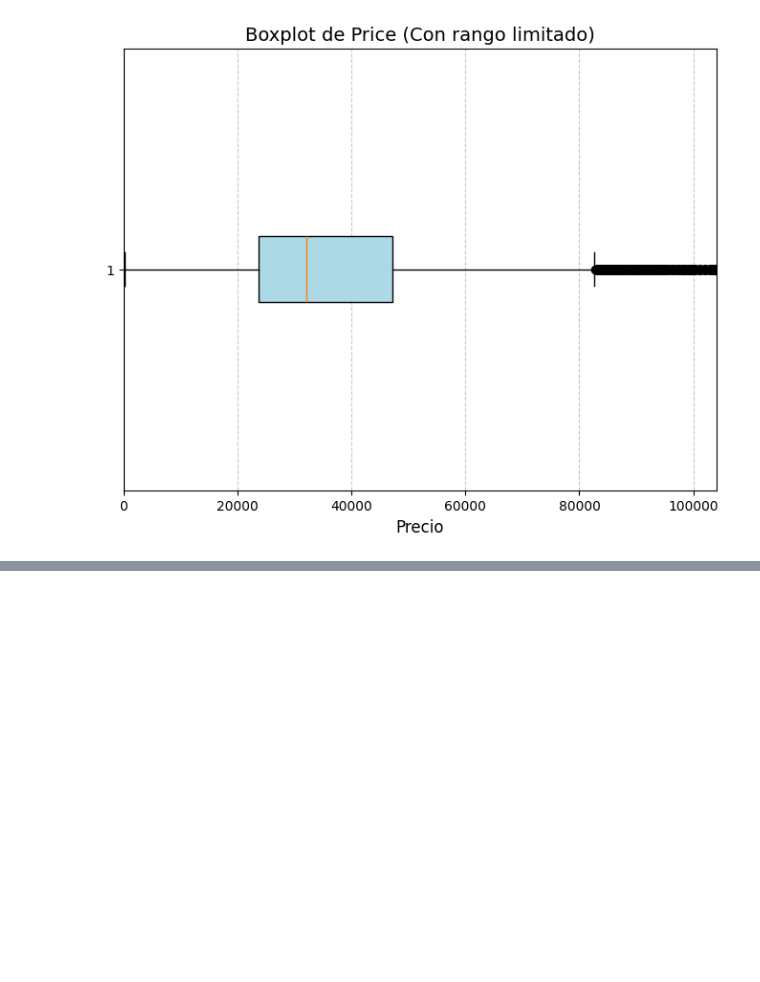
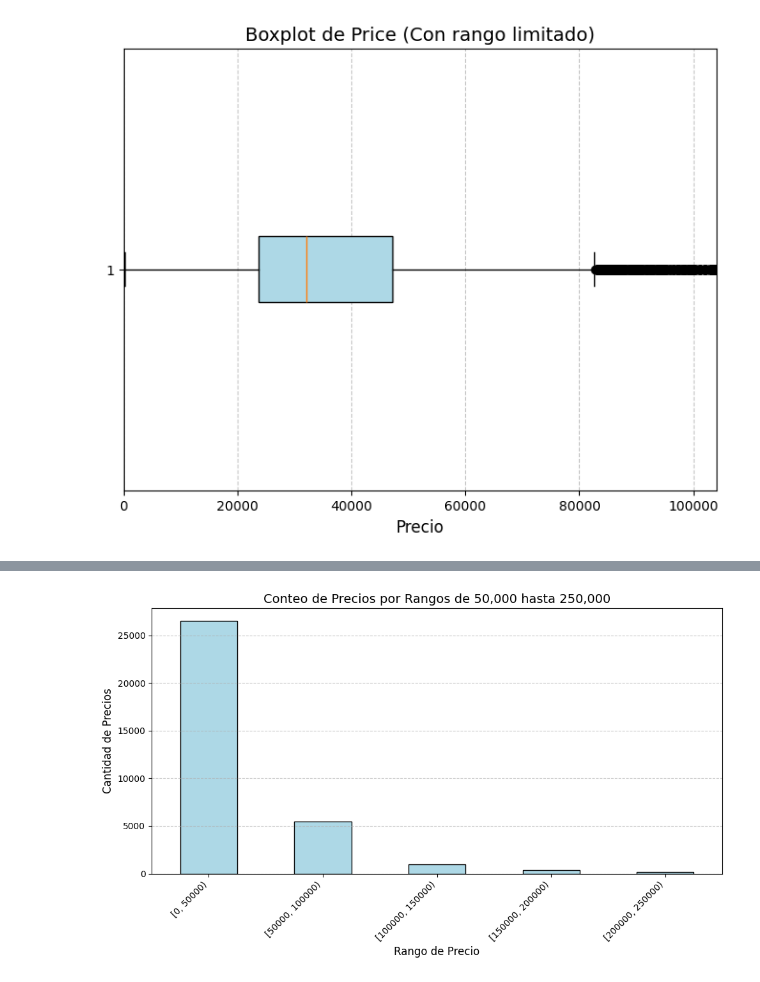
Before and after one commit to tomassorrentino1/ecd2024b, a Jupyter notebook: EDA final.ipynb, the cells around one changed output, grey strips where cells are left out. Cells and saved outputs as stored; diff of their text form; code cells hidden in the pictures; blank space fills up the shorter version.

```diff
--- a/EDA final.ipynb
+++ b/EDA final.ipynb
@@ -215,3 +215,17 @@ plt.grid(axis='x', linestyle='--', alpha=0.7)
 plt.show()
 # %% [output]
 [figure]
+# %%
+import pandas as pd
+
+# Definir los rangos de 50,000
+bins = range(0, int(df['price'].max()) + 50000, 50000)
+
+# Crear una nueva columna para los rangos de precio
+df['price_range'] = pd.cut(df['price'], bins=bins, right=False)
+
+# Contar cuántos valores hay en cada rango
+price_counts = df['price_range'].value_counts().sort_index()
+
+# Mostrar el resultado
+print(price_counts)
@@ -217,0 +246,26 @@ plt.show()
+# %%
+# Definir los rangos de 50,000 hasta 250,000
+bins = range(0, 250001, 50000)
+
+# Crear una nueva columna para los rangos de precio
+df['price_range'] = pd.cut(df['price'], bins=bins, right=False)
+
+# Contar cuántos valores hay en cada rango
+price_counts = df['price_range'].value_counts().sort_index()
+
+# Crear el gráfico de barras para los conteos de los rangos de precio
+plt.figure(figsize=(10, 6))
+price_counts.plot(kind='bar', color='lightblue', edgecolor='black')
+
+# Configurar título y etiquetas
+plt.title('Conteo de Precios por Rangos de 50,000 hasta 250,000', fontsize=14)
+plt.xlabel('Rango de Precio', fontsize=12)
+plt.ylabel('Cantidad de Precios', fontsize=12)
+plt.xticks(rotation=45, ha='right')  # Rotar etiquetas en el eje X para mejor lectura
+plt.grid(axis='y', linestyle='--', alpha=0.7)
+
+# Mostrar el gráfico
+plt.tight_layout()
+plt.show()
+# %% [output]
+[figure, added]
```
Also changed, not shown: parts of 6 cells of this notebook.
